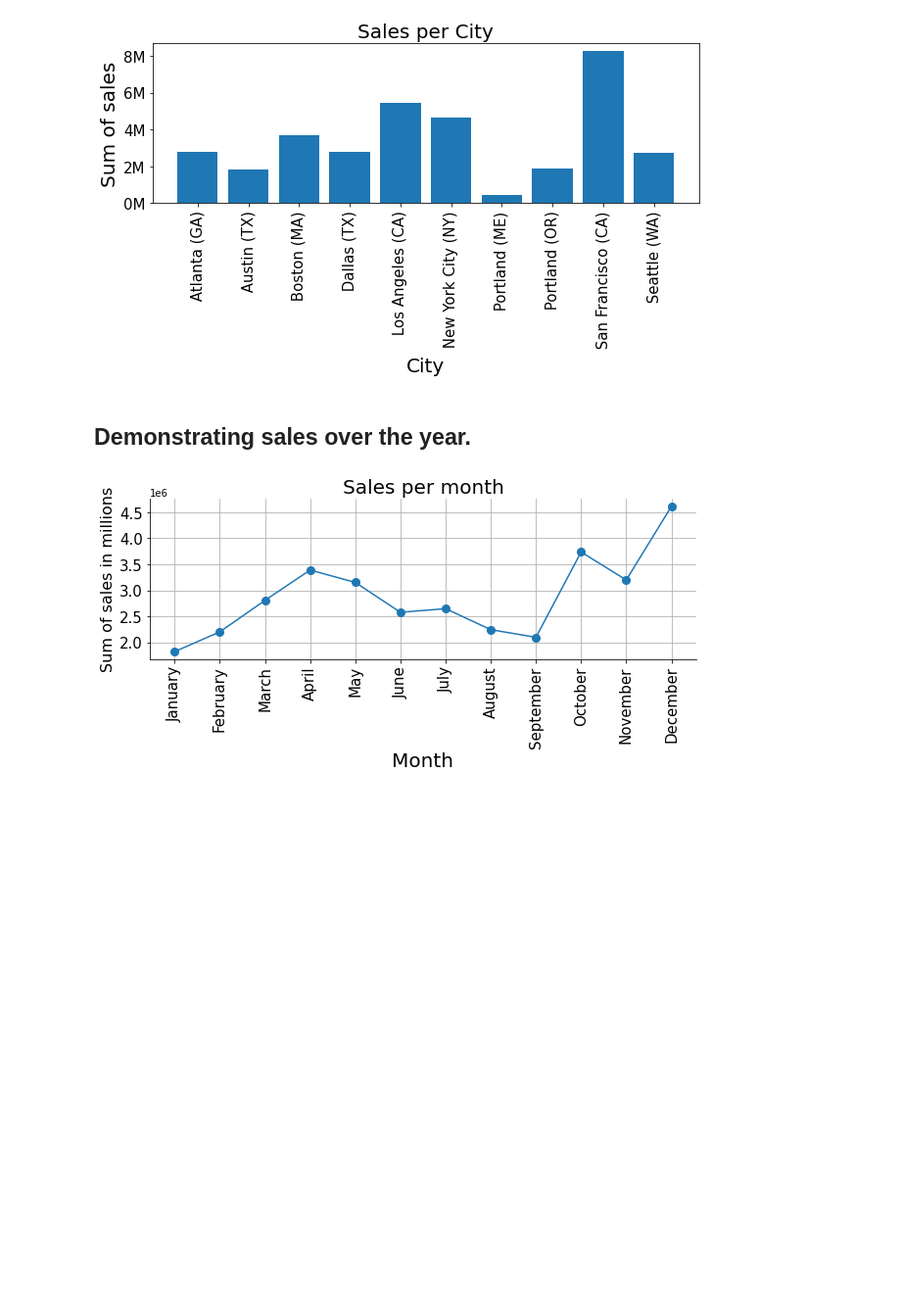
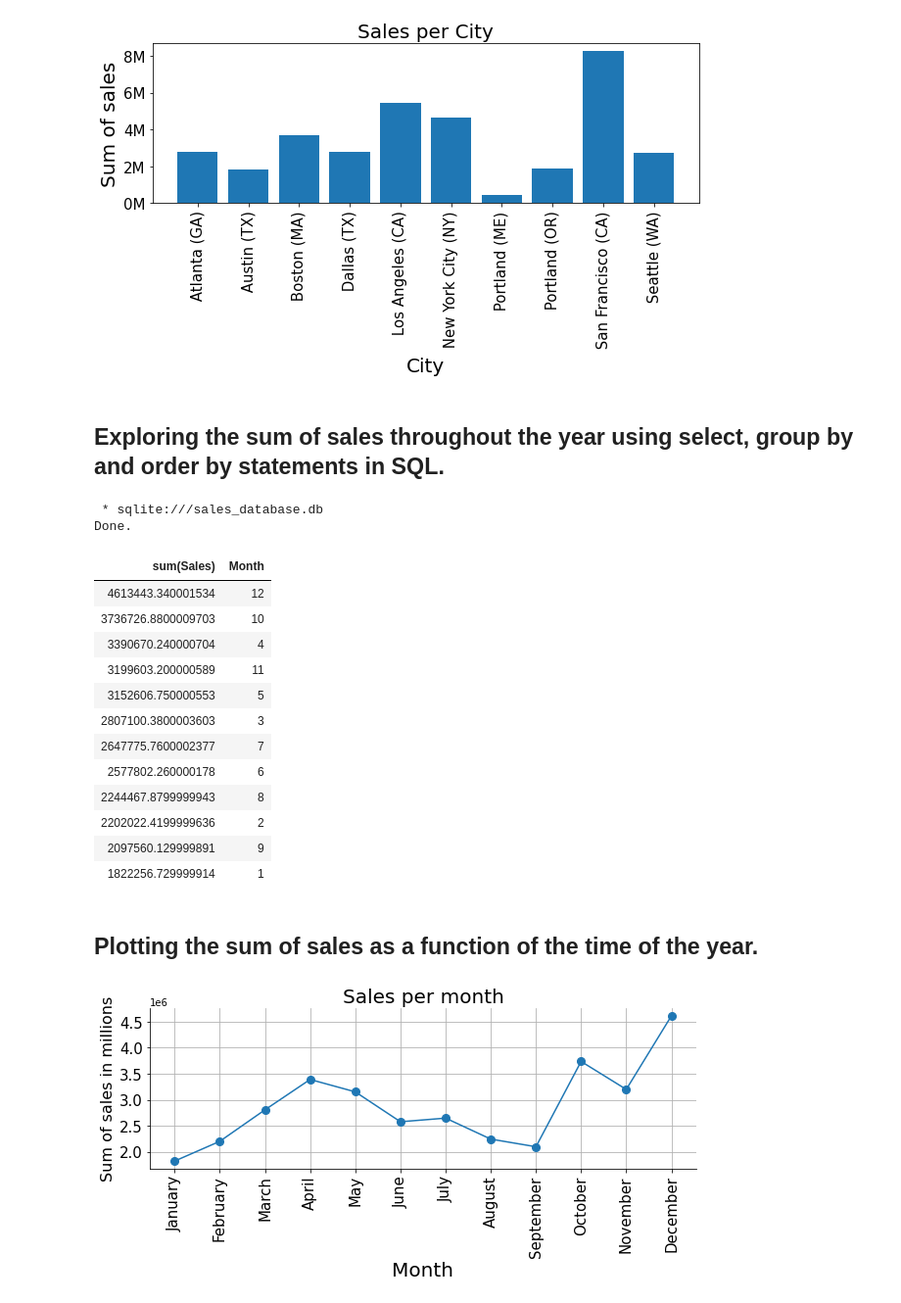
Before and after one commit to jehadahmed95/Projects, a Jupyter notebook: Analysis.ipynb, the cells around one changed output. Shown at 98% size. Drawn from its saved outputs; the diff is of its cells as text; code cells hidden in the pictures; blank space fills up the shorter version.

```diff
--- a/Analysis.ipynb
+++ b/Analysis.ipynb
@@ -105,7 +143,30 @@ plt.title("Sales per City", fontsize = 20)
 Text(0.5, 1.0, 'Sales per City')
 [figure]
 # %% [markdown]
-## Demonstrating sales over the year.
+## Exploring the sum of sales throughout the year using select, group by and order by statements in SQL.
+# %%
+%%sql
+select sum(Sales),Month from sales
+Group by Month
+order by sum(Sales) desc
+# %% [output]
+ * sqlite:///sales_database.db
+Done.
+| sum(Sales) | Month |
+| 4613443.340001534 | 12 |
+| 3736726.8800009703 | 10 |
+| 3390670.240000704 | 4 |
+| 3199603.200000589 | 11 |
+| 3152606.750000553 | 5 |
+| 2807100.3800003603 | 3 |
+| 2647775.7600002377 | 7 |
+| 2577802.260000178 | 6 |
+| 2244467.8799999943 | 8 |
+| 2202022.4199999636 | 2 |
+| 2097560.129999891 | 9 |
+| 1822256.729999914 | 1 |
+# %% [markdown]
+## Plotting the sum of sales as a function of the time of the year.
 # %%
 g_month = data.groupby(["Month"]).sum()
 g_month
```
Also changed, not shown: parts of 18 cells of this notebook.
